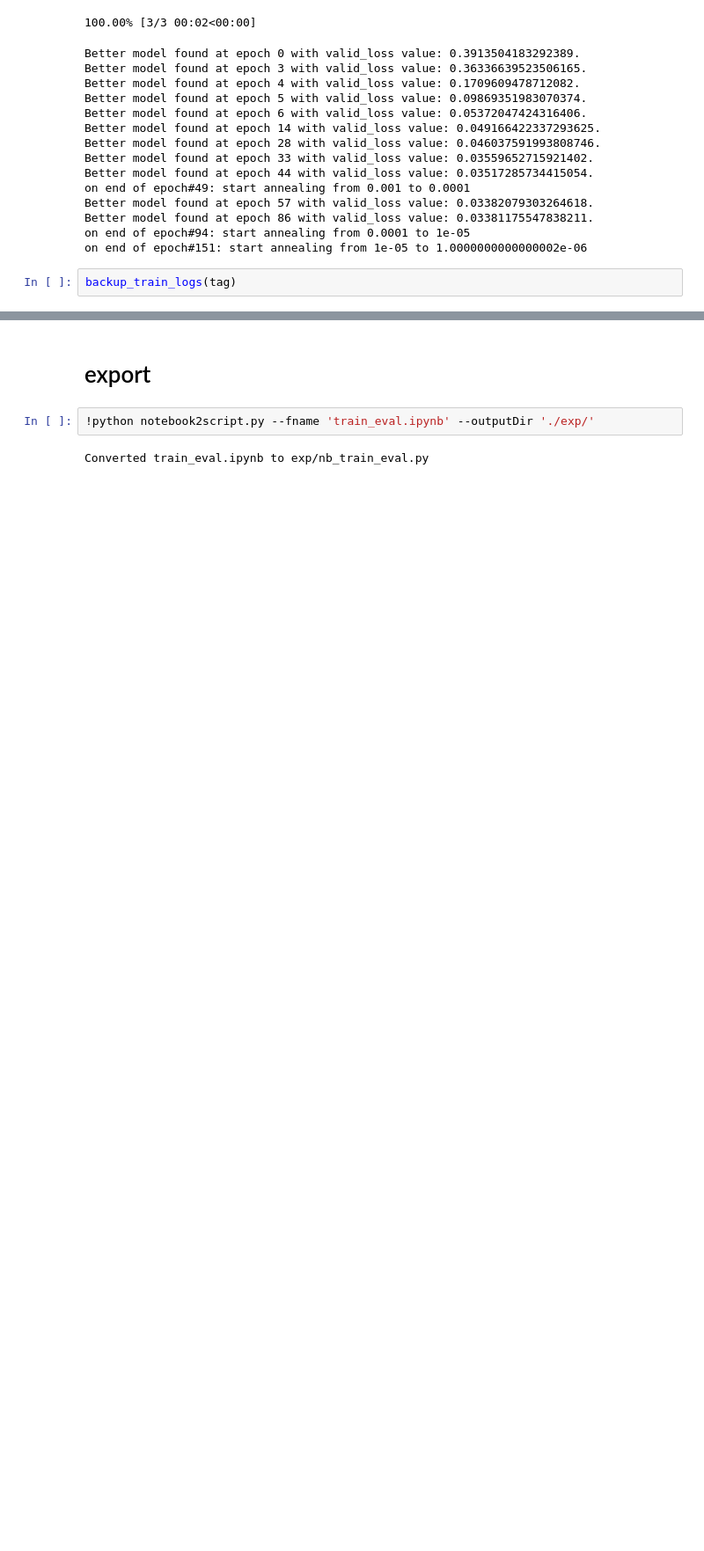
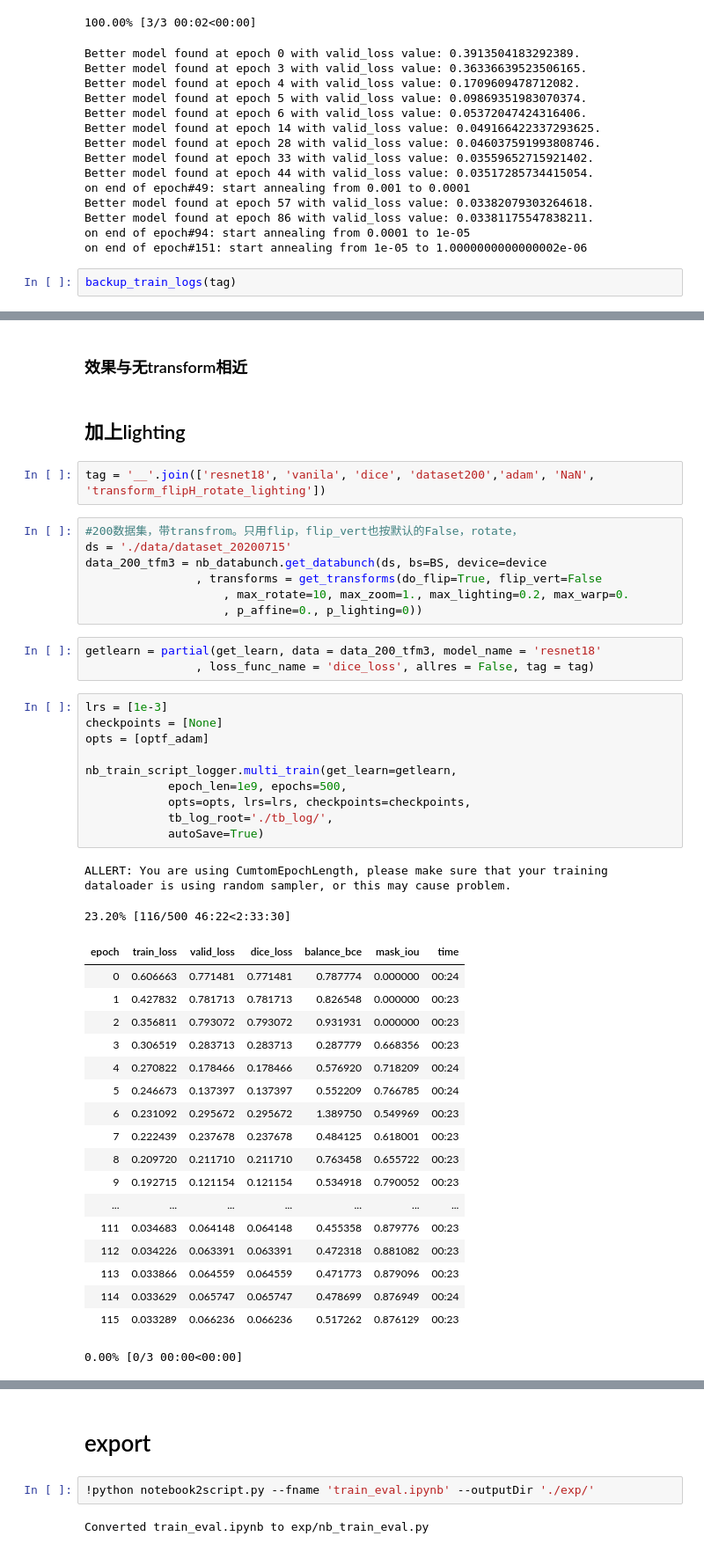
Before and after one commit to uid42/image_segmentation_demo, a Jupyter notebook: train_eval.ipynb, the cells around one changed output, grey strips where cells are left out. Shown at 88% size. Saved outputs shown, nothing was run; the diff lists cells and outputs as text; blank space fills up the shorter version.

```diff
--- a/train_eval.ipynb
+++ b/train_eval.ipynb
@@ -791,0 +966,47 @@ backup_train_logs(tag)
+# %% [markdown]
+### 效果与无transform相近
+# %% [markdown]
+## 加上lighting
+# %%
+tag = '__'.join(['resnet18', 'vanila', 'dice', 'dataset200','adam', 'NaN', 'transform_flipH_rotate_lighting'])
+# %%
+#200数据集，带transfrom。只用flip，flip_vert也按默认的False，rotate，
+ds = './data/dataset_20200715'
+data_200_tfm3 = nb_databunch.get_databunch(ds, bs=BS, device=device
+                , transforms = get_transforms(do_flip=True, flip_vert=False
+                    , max_rotate=10, max_zoom=1., max_lighting=0.2, max_warp=0.
+                    , p_affine=0., p_lighting=0))
+# %%
+getlearn = partial(get_learn, data = data_200_tfm3, model_name = 'resnet18'
+                , loss_func_name = 'dice_loss', allres = False, tag = tag)
+# %%
+lrs = [1e-3]
+checkpoints = [None]
+opts = [optf_adam]
+
+nb_train_script_logger.multi_train(get_learn=getlearn,
+            epoch_len=1e9, epochs=500,
+            opts=opts, lrs=lrs, checkpoints=checkpoints,
+            tb_log_root='./tb_log/',
+            autoSave=True)
+# %% [output]
+ALLERT: You are using CumtomEpochLength, please make sure that your training dataloader is using random sampler, or this may cause problem.
+23.20% [116/500 46:22<2:33:30]
+| epoch | train_loss | valid_loss | dice_loss | balance_bce | mask_iou | time |
+| 0 | 0.606663 | 0.771481 | 0.771481 | 0.787774 | 0.000000 | 00:24 |
+| 1 | 0.427832 | 0.781713 | 0.781713 | 0.826548 | 0.000000 | 00:23 |
+| 2 | 0.356811 | 0.793072 | 0.793072 | 0.931931 | 0.000000 | 00:23 |
+| 3 | 0.306519 | 0.283713 | 0.283713 | 0.287779 | 0.668356 | 00:23 |
+| 4 | 0.270822 | 0.178466 | 0.178466 | 0.576920 | 0.718209 | 00:24 |
+| 5 | 0.246673 | 0.137397 | 0.137397 | 0.552209 | 0.766785 | 00:24 |
+| 6 | 0.231092 | 0.295672 | 0.295672 | 1.389750 | 0.549969 | 00:23 |
+| 7 | 0.222439 | 0.237678 | 0.237678 | 0.484125 | 0.618001 | 00:23 |
+| 8 | 0.209720 | 0.211710 | 0.211710 | 0.763458 | 0.655722 | 00:23 |
+| 9 | 0.192715 | 0.121154 | 0.121154 | 0.534918 | 0.790052 | 00:23 |
+| ... | ... | ... | ... | ... | ... | ... |
+| 111 | 0.034683 | 0.064148 | 0.064148 | 0.455358 | 0.879776 | 00:23 |
+| 112 | 0.034226 | 0.063391 | 0.063391 | 0.472318 | 0.881082 | 00:23 |
+| 113 | 0.033866 | 0.064559 | 0.064559 | 0.471773 | 0.879096 | 00:23 |
+| 114 | 0.033629 | 0.065747 | 0.065747 | 0.478699 | 0.876949 | 00:24 |
+| 115 | 0.033289 | 0.066236 | 0.066236 | 0.517262 | 0.876129 | 00:23 |
+0.00% [0/3 00:00<00:00]
```
Also changed, not shown: parts of 21 cells of this notebook.
